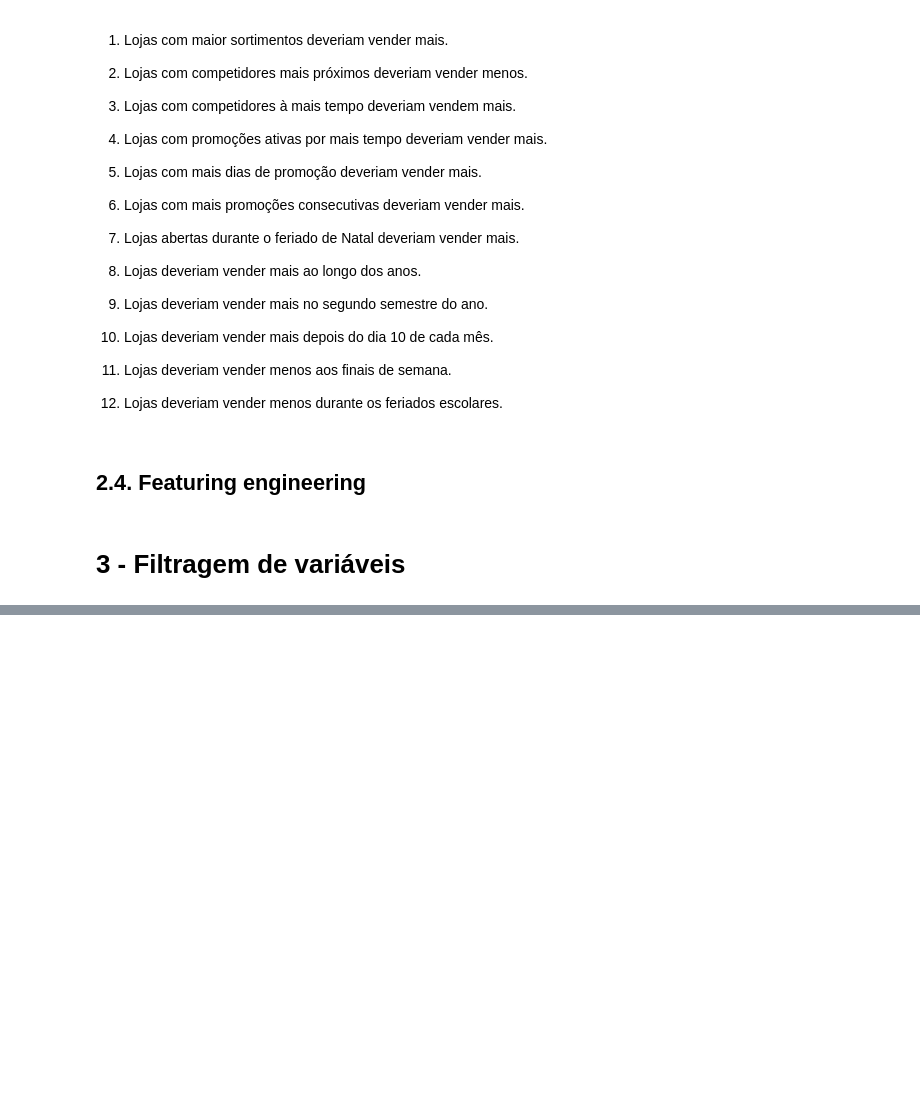
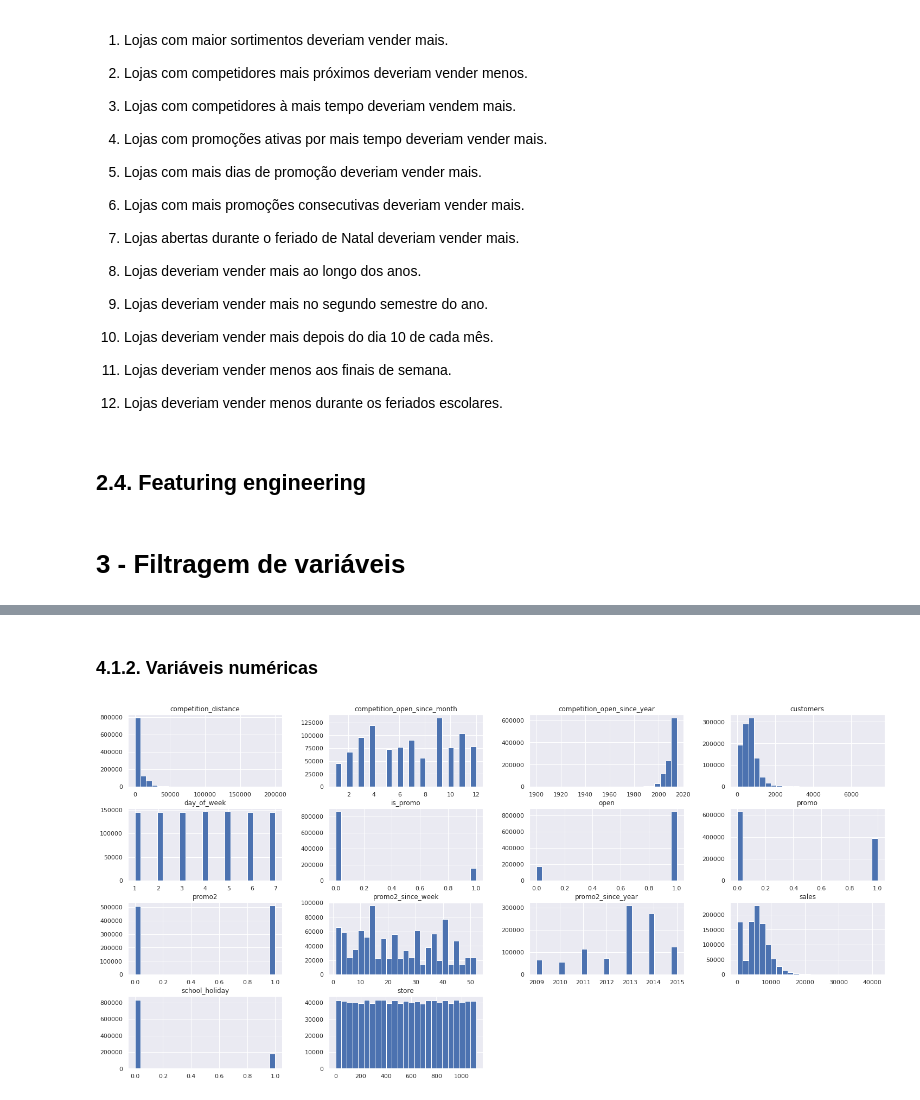
Before and after one commit to Mat004/Rossman_Store_Sale, a Jupyter notebook: rossman_predict.ipynb, the cells around one changed output, grey strips where cells are left out. Cells and saved outputs as stored; diff of their text form; code cells hidden in the pictures; blank space fills up the shorter version.

```diff
--- a/rossman_predict.ipynb
+++ b/rossman_predict.ipynb
@@ -377,0 +393,7 @@ df3 = df3.drop( cols_drop, axis=1 )
+# %% [markdown]
+### 4.1.2. Variáveis numéricas
+# %%
+plt.rcParams['figure.figsize'] = [25, 12]
+num_attributes.hist( bins=25);
+# %% [output]
+[figure, added]
```
Also changed, not shown: parts of 11 cells of this notebook.
